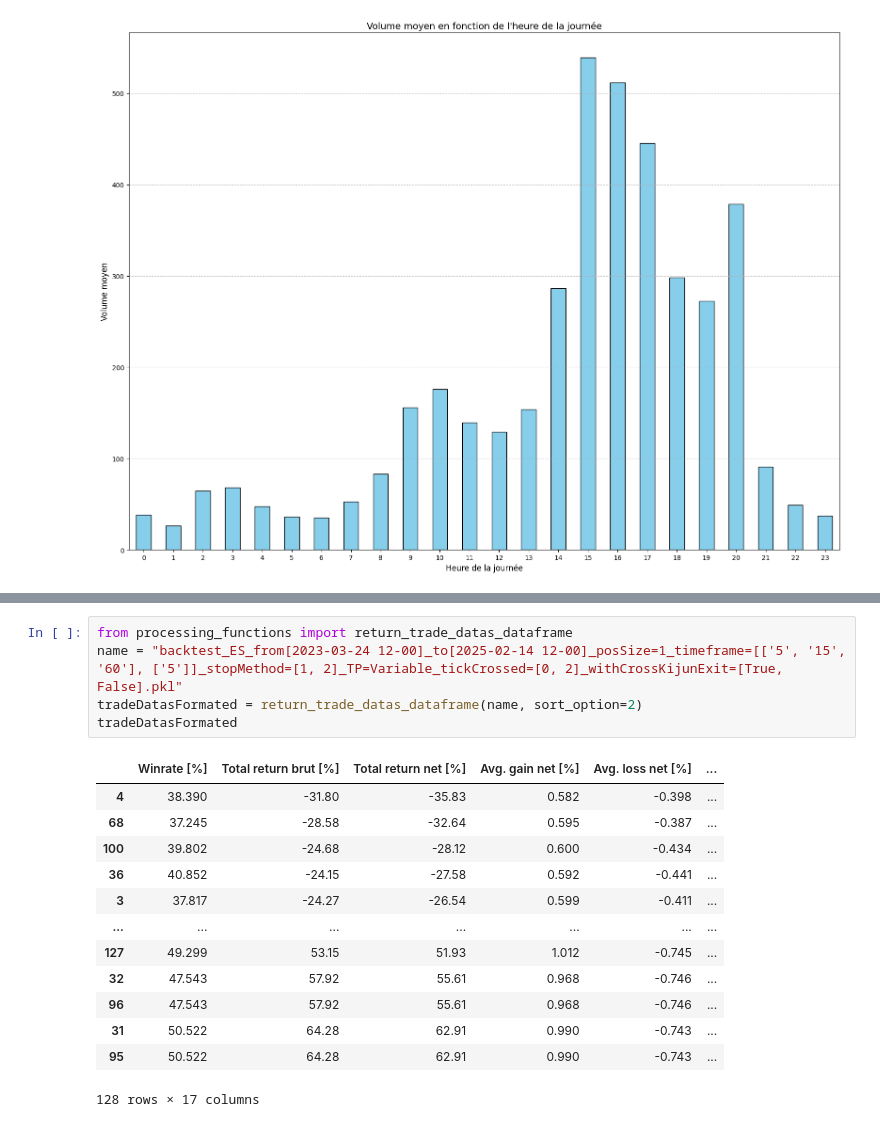
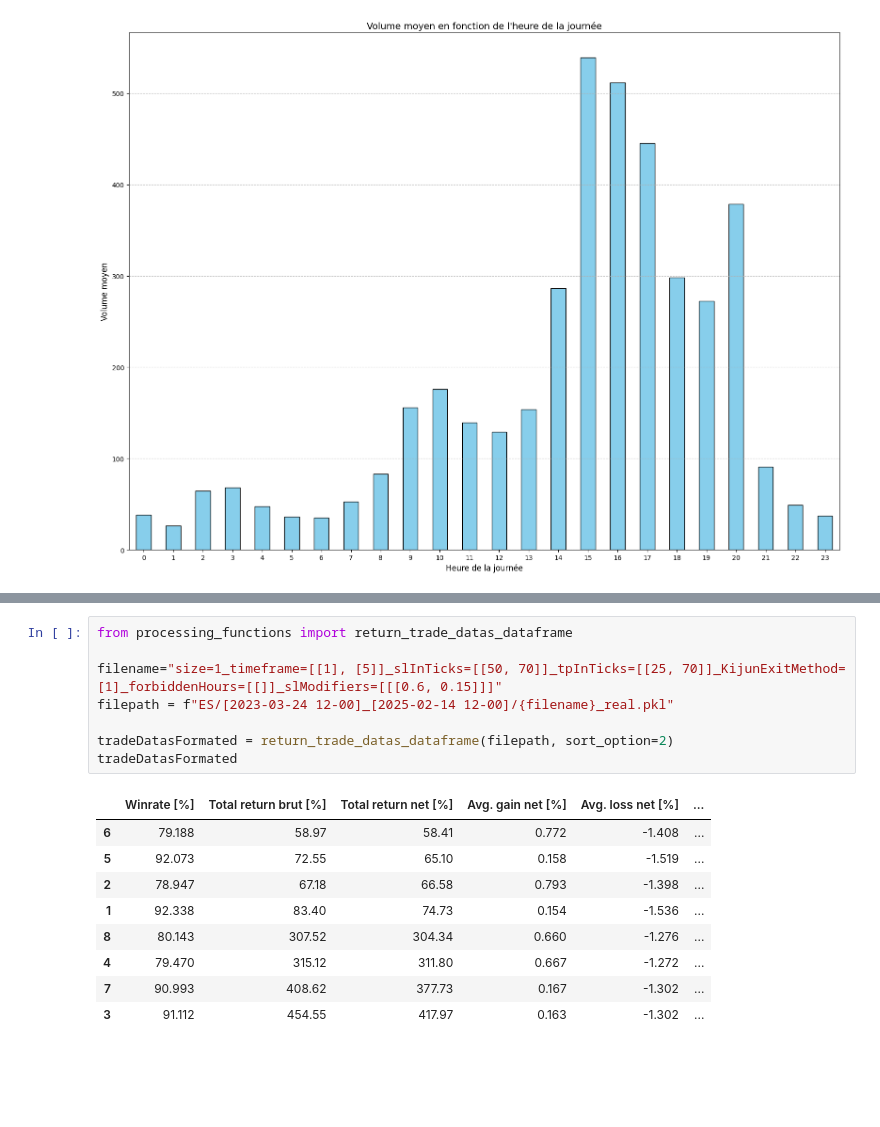
Before and after one commit to tessanix/Backtest_Trading, a Jupyter notebook: strategies_backtest.ipynb, the cells around one changed output, grey strips where cells are left out. Cells and saved outputs as stored; diff of their text form; blank space fills up the shorter version.

```diff
--- a/strategies_backtest.ipynb
+++ b/strategies_backtest.ipynb
@@ -88,19 +71,18 @@ plt.show()
 # %%
 from processing_functions import return_trade_datas_dataframe
-name = "backtest_ES_from[2023-03-24 12-00]_to[2025-02-14 12-00]_posSize=1_timeframe=[['5', '15', '60'], ['5']]_stopMethod=[1, 2]_TP=Variable_tickCrossed=[0, 2]_withCrossKijunExit=[True, False].pkl"
-tradeDatasFormated = return_trade_datas_dataframe(name, sort_option=2)
+
+filename="size=1_timeframe=[[1], [5]]_slInTicks=[[50, 70]]_tpInTicks=[[25, 70]]_KijunExitMethod=[1]_forbiddenHours=[[]]_slModifiers=[[[0.6, 0.15]]]"
+filepath = f"ES/[2023-03-24 12-00]_[2025-02-14 12-00]/{filename}_real.pkl"
+
+tradeDatasFormated = return_trade_datas_dataframe(filepath, sort_option=2)
 tradeDatasFormated
 # %% [output]
 |  | Winrate [%] | Total return brut [%] | Total return net [%] | Avg. gain net [%] | Avg. loss net [%] | ... |
-| 4 | 38.390 | -31.80 | -35.83 | 0.582 | -0.398 | ... |
-| 68 | 37.245 | -28.58 | -32.64 | 0.595 | -0.387 | ... |
-| 100 | 39.802 | -24.68 | -28.12 | 0.600 | -0.434 | ... |
-| 36 | 40.852 | -24.15 | -27.58 | 0.592 | -0.441 | ... |
-| 3 | 37.817 | -24.27 | -26.54 | 0.599 | -0.411 | ... |
-| ... | ... | ... | ... | ... | ... | ... |
-| 127 | 49.299 | 53.15 | 51.93 | 1.012 | -0.745 | ... |
-| 32 | 47.543 | 57.92 | 55.61 | 0.968 | -0.746 | ... |
-| 96 | 47.543 | 57.92 | 55.61 | 0.968 | -0.746 | ... |
-| 31 | 50.522 | 64.28 | 62.91 | 0.990 | -0.743 | ... |
-| 95 | 50.522 | 64.28 | 62.91 | 0.990 | -0.743 | ... |
+| 6 | 79.188 | 58.97 | 58.41 | 0.772 | -1.408 | ... |
+| 5 | 92.073 | 72.55 | 65.10 | 0.158 | -1.519 | ... |
+| 2 | 78.947 | 67.18 | 66.58 | 0.793 | -1.398 | ... |
+| 1 | 92.338 | 83.40 | 74.73 | 0.154 | -1.536 | ... |
+| 8 | 80.143 | 307.52 | 304.34 | 0.660 | -1.276 | ... |
+| 4 | 79.470 | 315.12 | 311.80 | 0.667 | -1.272 | ... |
+| 7 | 90.993 | 408.62 | 377.73 | 0.167 | -1.302 | ... |
+| 3 | 91.112 | 454.55 | 417.97 | 0.163 | -1.302 | ... |
-128 rows × 17 columns
```
Also changed, not shown: parts of 43 cells of this notebook, 5 other files.
